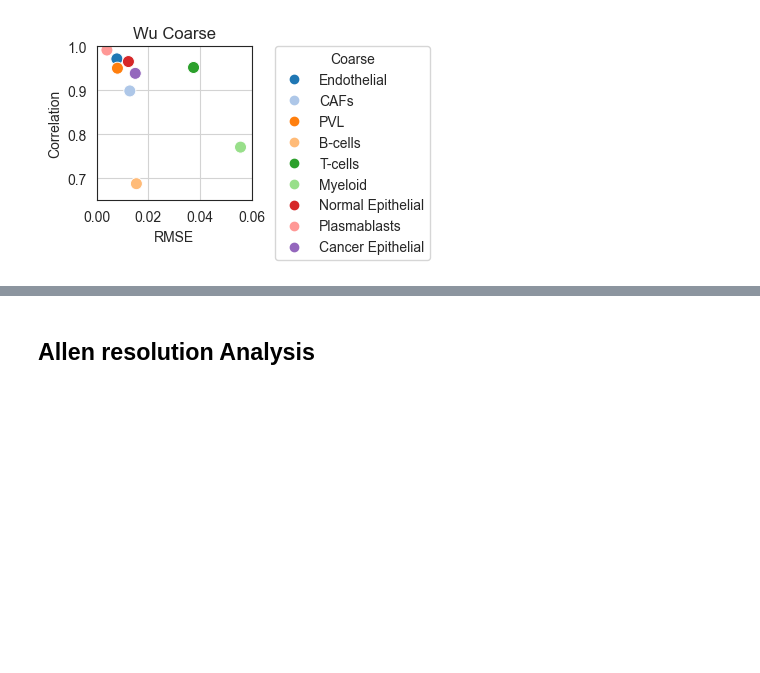
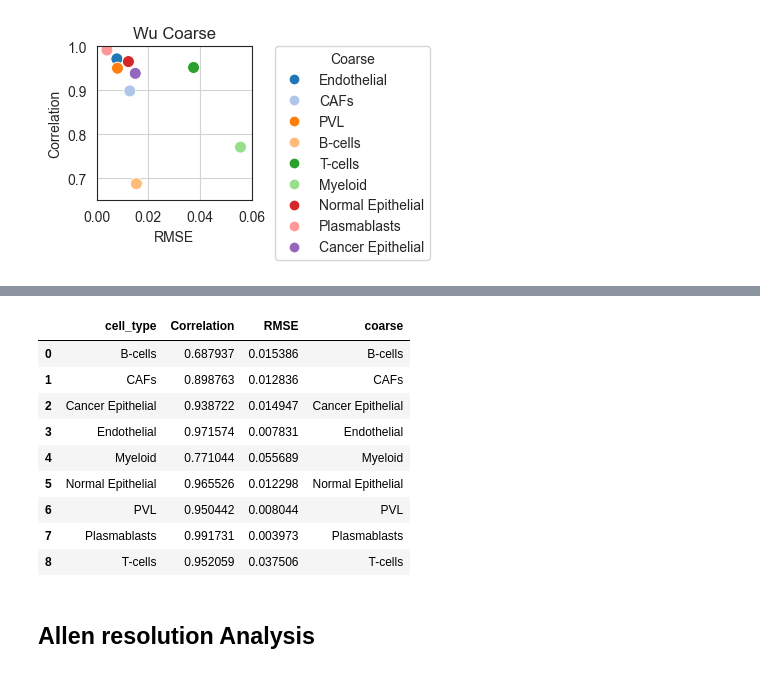
Before and after one commit to ComputationalBiomedicineGroup/rectangle_paper, a Jupyter notebook: notebooks/figure_3.ipynb, the cells around one changed output, grey strips where cells are left out. Drawn from its saved outputs; the diff is of its cells as text; code cells hidden in the pictures; blank space fills up the shorter version.

```diff
--- a/notebooks/figure_3.ipynb
+++ b/notebooks/figure_3.ipynb
@@ -954,6 +1160,7 @@ normal_palette = {
     for row in normal_df.itertuples(index=False)
 }
 
+helper = importlib.reload(helper)
 sns.set_style('white')
 plt.figure(figsize=(2, 2))
 plt.xlim(0, 0.04)
@@ -1431,3 +1869,16 @@ plt.show()
+# %%
+wu_coarse_df
+# %% [output]
+|  | cell_type | Correlation | RMSE | coarse |
+| 0 | B-cells | 0.687937 | 0.015386 | B-cells |
+| 1 | CAFs | 0.898763 | 0.012836 | CAFs |
+| 2 | Cancer Epithelial | 0.938722 | 0.014947 | Cancer Epithelial |
+| 3 | Endothelial | 0.971574 | 0.007831 | Endothelial |
+| 4 | Myeloid | 0.771044 | 0.055689 | Myeloid |
+| 5 | Normal Epithelial | 0.965526 | 0.012298 | Normal Epithelial |
+| 6 | PVL | 0.950442 | 0.008044 | PVL |
+| 7 | Plasmablasts | 0.991731 | 0.003973 | Plasmablasts |
+| 8 | T-cells | 0.952059 | 0.037506 | T-cells |
 # %% [markdown]
 ## Allen resolution Analysis
 # %%
```
Also changed, not shown: parts of 8 cells of this notebook.
